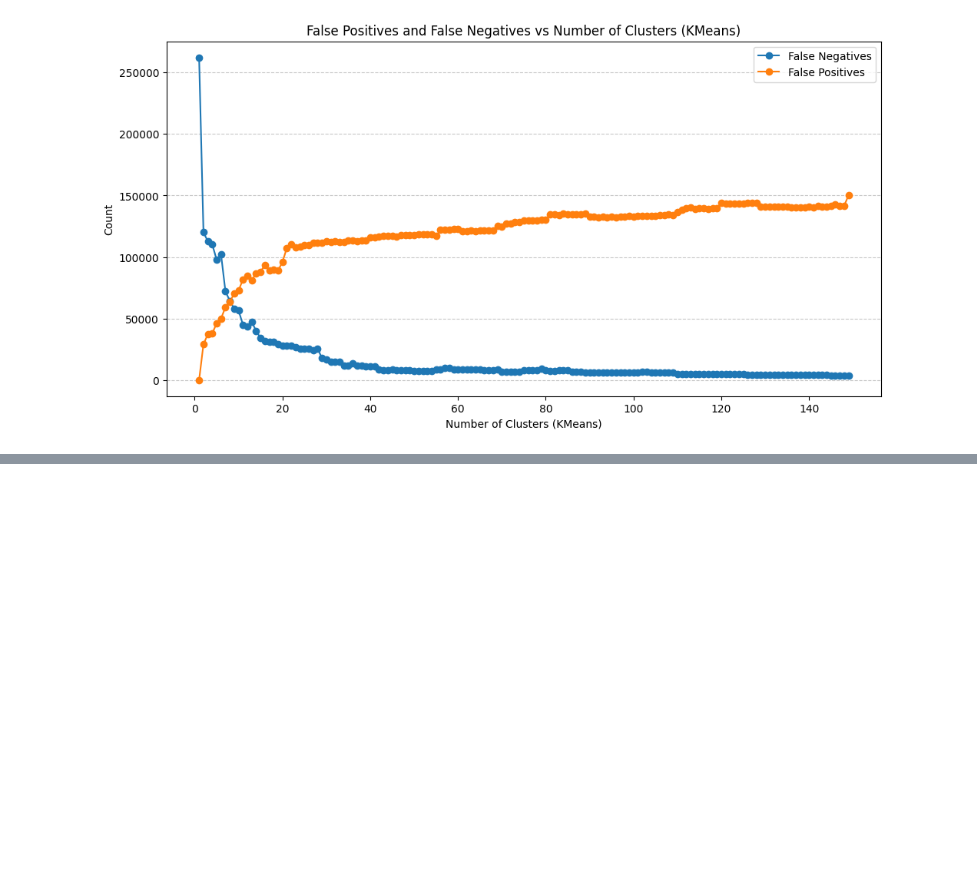
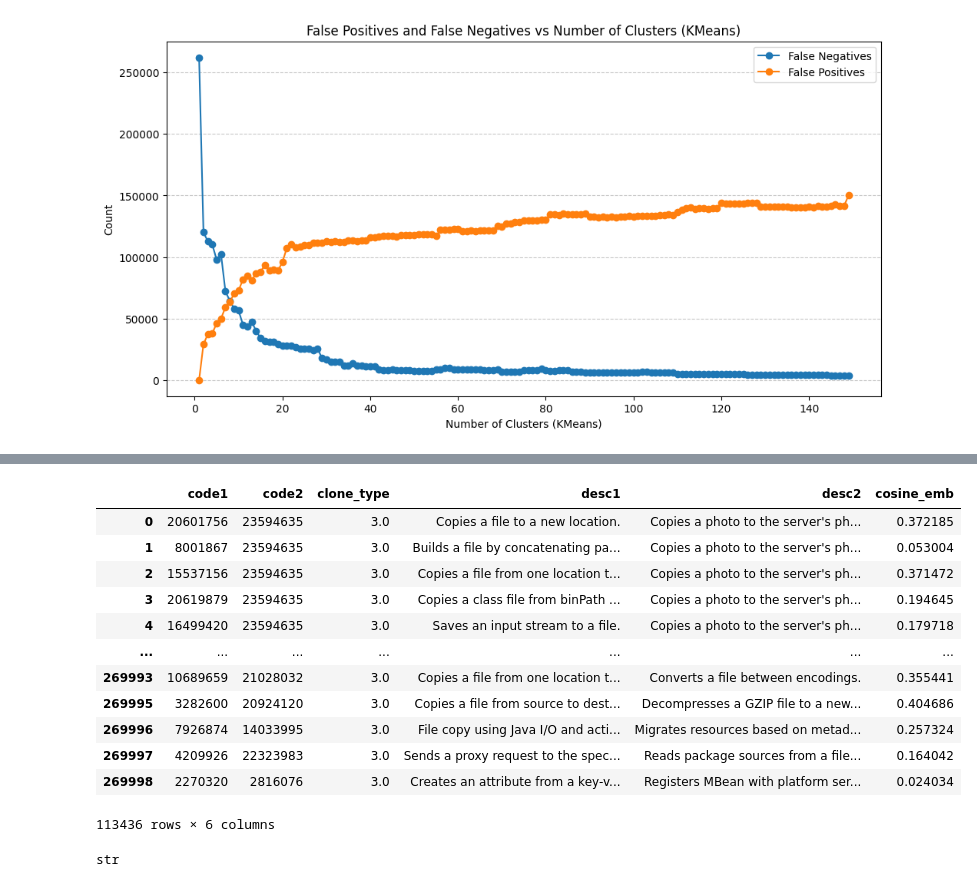
Before and after one commit to timuslala/sematnic_code_clones, a Jupyter notebook: old/testing.ipynb, the cells around one changed output, grey strips where cells are left out. Saved outputs shown, nothing was run; the diff lists cells and outputs as text; code cells hidden in the pictures; blank space fills up the shorter version.

```diff
--- a/old/testing.ipynb
+++ b/old/testing.ipynb
@@ -371,0 +410,28 @@ len(BCB_nonclones_df)
+# %%
+#give me rows that have identical 1st and 2nd column from mat_non_clones and false_negatives
+false_negatives_ids = false_negatives[['FUNCTION_ID_ONE', 'FUNCTION_ID_TWO']].values.tolist()
+matching_rows_non_clones = mat_non_clones[mat_non_clones[['code1', 'code2']].apply(tuple, axis=1).isin(map(tuple, false_negatives_ids))]
+
+#give me rows that have identical 1st and 2nd column from mat_clones and false_positives
+false_positives_ids = false_positives[['FUNCTION_ID_ONE', 'FUNCTION_ID_TWO']].values.tolist()
+matching_rows_clones = mat_clones[mat_clones[['code1', 'code2']].apply(tuple, axis=1).isin(map(tuple, false_positives_ids))]
+# %%
+matching_rows_clones
+# %% [output]
+|  | code1 | code2 | clone_type | desc1 | desc2 | cosine_emb |
+| 0 | 20601756 | 23594635 | 3.0 | Copies a file to a new location. | Copies a photo to the server's ph... | 0.372185 |
+| 1 | 8001867 | 23594635 | 3.0 | Builds a file by concatenating pa... | Copies a photo to the server's ph... | 0.053004 |
+| 2 | 15537156 | 23594635 | 3.0 | Copies a file from one location t... | Copies a photo to the server's ph... | 0.371472 |
+| 3 | 20619879 | 23594635 | 3.0 | Copies a class file from binPath ... | Copies a photo to the server's ph... | 0.194645 |
+| 4 | 16499420 | 23594635 | 3.0 | Saves an input stream to a file. | Copies a photo to the server's ph... | 0.179718 |
+| ... | ... | ... | ... | ... | ... | ... |
+| 269993 | 10689659 | 21028032 | 3.0 | Copies a file from one location t... | Converts a file between encodings. | 0.355441 |
+| 269995 | 3282600 | 20924120 | 3.0 | Copies a file from source to dest... | Decompresses a GZIP file to a new... | 0.404686 |
+| 269996 | 7926874 | 14033995 | 3.0 | File copy using Java I/O and acti... | Migrates resources based on metad... | 0.257324 |
+| 269997 | 4209926 | 22323983 | 3.0 | Sends a proxy request to the spec... | Reads package sources from a file... | 0.164042 |
+| 269998 | 2270320 | 2816076 | 3.0 | Creates an attribute from a key-v... | Registers MBean with platform ser... | 0.024034 |
+113436 rows × 6 columns
+# %%
+type(false_negatives_ids[0][0])
+# %% [output]
+str
```
Also changed, not shown: parts of 13 cells of this notebook.
